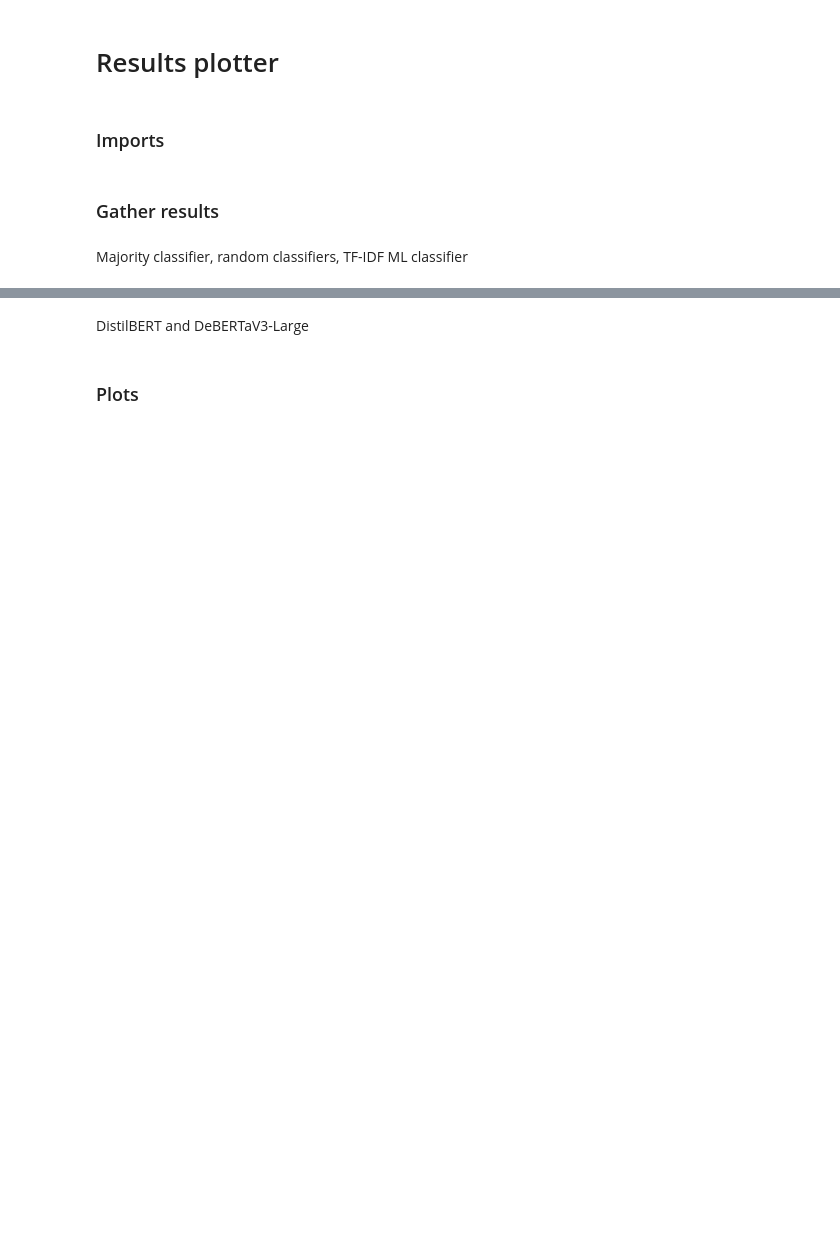
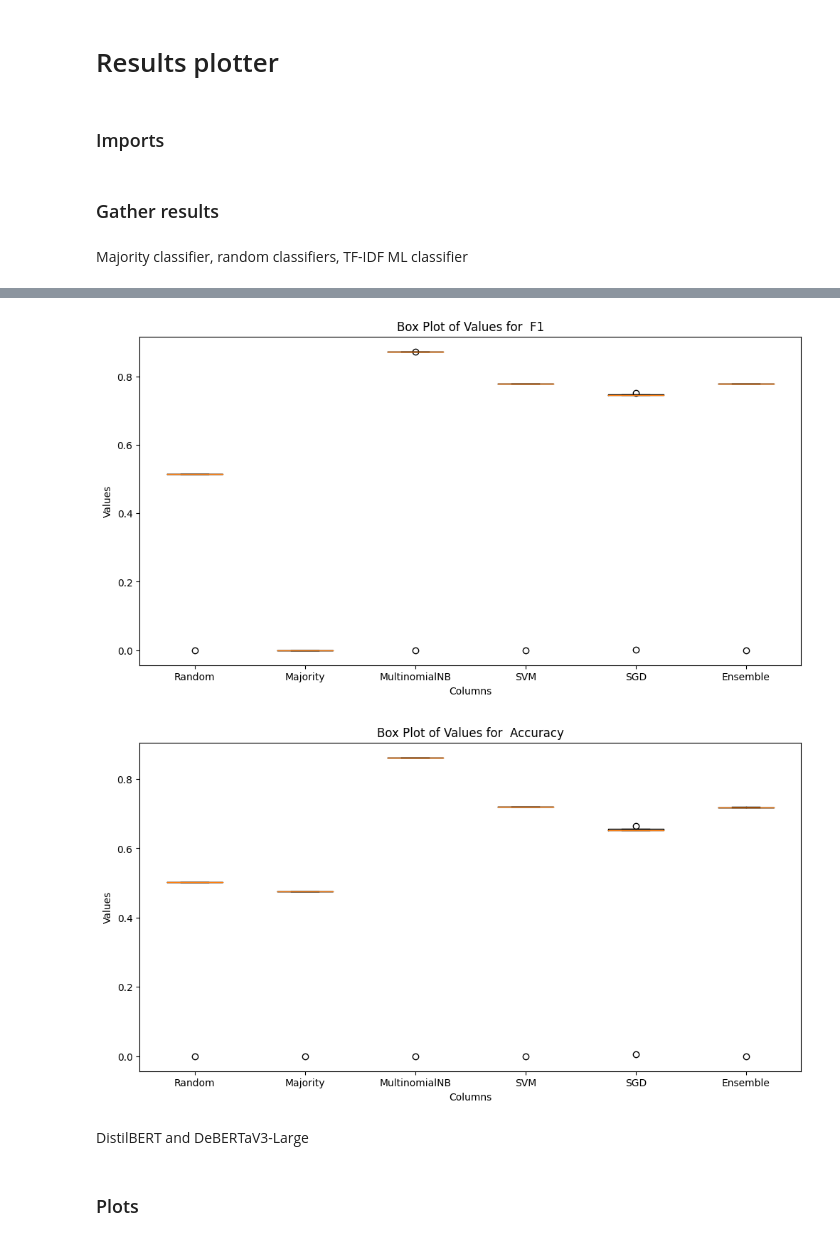
Before and after one commit to edomerli/machine-generated-text-classification, a Jupyter notebook: results_plotter.ipynb, the cells around one changed output, grey strips where cells are left out. Saved outputs shown, nothing was run; the diff lists cells and outputs as text; code cells hidden in the pictures; blank space fills up the shorter version.

```diff
--- a/results_plotter.ipynb
+++ b/results_plotter.ipynb
@@ -10,0 +9,12 @@ Majority classifier, random classifiers, TF-IDF ML classifier
+# %%
+# Take table from "./predictions" dir
+
+import pandas as pd
+import os
+
+folder_path = "C:/Users/Utente/Desktop/UNIVERSITA'/AI/2 Anno/Natural Language Processing/_ Esame/Project/machine-generated-text-classification/predictions"
+for file in os.listdir(folder_path):
+    if file.endswith(".csv"):
+        print(file)
+        df = pd.read_csv(os.path.join(folder_path, file))
+        # print(df)
@@ -11,3 +30,31 @@ Majority classifier, random classifiers, TF-IDF ML classifier
+# %%
+import pandas as pd
+import matplotlib.pyplot as plt
+
+# Read the CSV file
+file_path = os.path.join(folder_path, "tfidf_test_results_full.csv")
+df = pd.read_csv(file_path)
+
+columns = df.columns
+metrics = [" F1", " Accuracy"]
+
+columns_Accuracy = columns[[2,4,6,8,10,12]]
+columns_F1 = columns[[3,5,7,9,11,13]]
+# print(columns_Accuracy)
+# print(columns_F1)
+
+for i,col in enumerate([columns_F1, columns_Accuracy]):
+    metric = metrics[i]
+    # Create the box plot
+    plt.figure(figsize=(12, 6))
+    plt.boxplot(df[col], labels=[item.replace(metric, '') for item in col])
+    plt.xlabel("Columns")
+    plt.ylabel("Values")
+    plt.title(f"Box Plot of Values for {metric}")
+    plt.show()
+# %% [output]
+[figure, added]
+[figure, added]
 # %% [markdown]
 DistilBERT and DeBERTaV3-Large
 # %%
```
Also changed, not shown: parts of 2 cells of this notebook.
